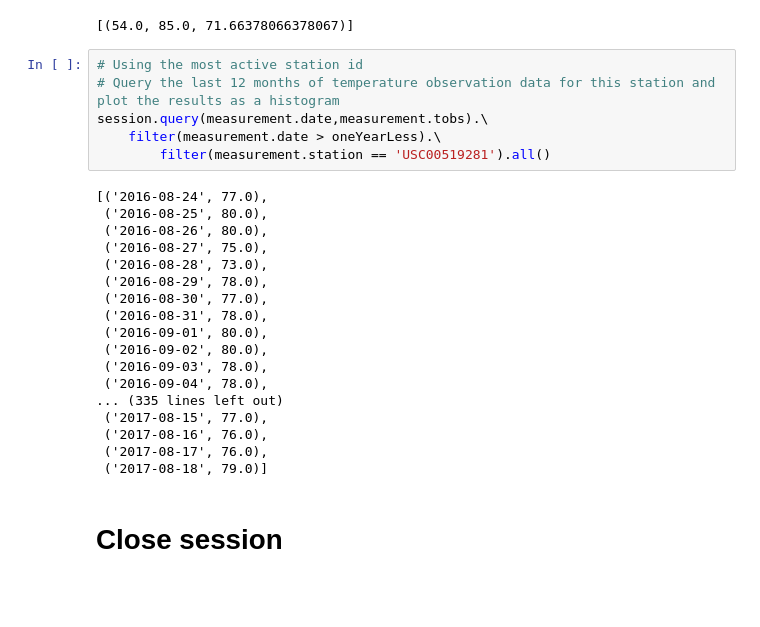
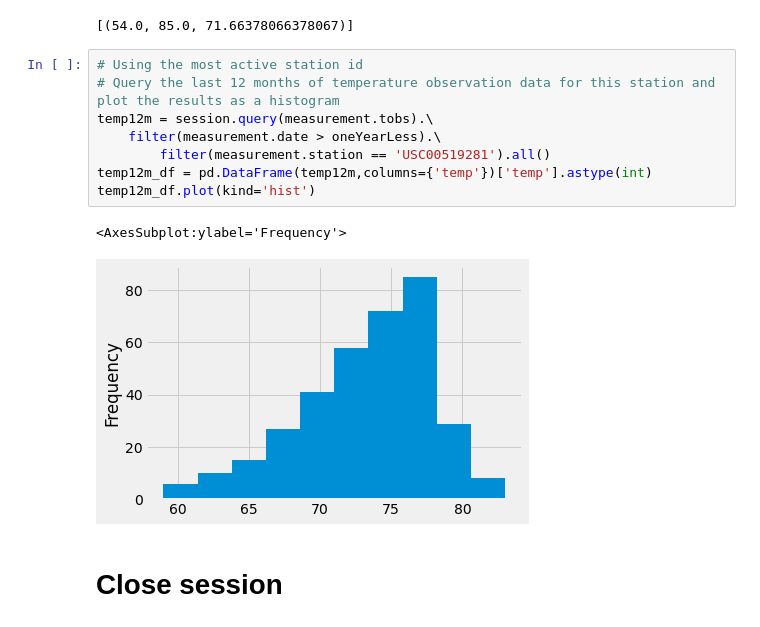
Before and after one commit to Momoyactly/sqlalchemy-challenge, a Jupyter notebook: climate_starter.ipynb, the cells around one changed output. Cells and saved outputs as stored; diff of their text form; blank space fills up the shorter version.

```diff
--- a/climate_starter.ipynb
+++ b/climate_starter.ipynb
@@ -129,27 +137,14 @@ session.query(*sel).\
 # %%
 # Using the most active station id
 # Query the last 12 months of temperature observation data for this station and plot the results as a histogram
-session.query(measurement.date,measurement.tobs).\
+temp12m = session.query(measurement.tobs).\
     filter(measurement.date > oneYearLess).\
         filter(measurement.station == 'USC00519281').all()
+temp12m_df = pd.DataFrame(temp12m,columns={'temp'})['temp'].astype(int)
+temp12m_df.plot(kind='hist')
 # %% [output]
-[('2016-08-24', 77.0),
- ('2016-08-25', 80.0),
- ('2016-08-26', 80.0),
- ('2016-08-27', 75.0),
- ('2016-08-28', 73.0),
- ('2016-08-29', 78.0),
- ('2016-08-30', 77.0),
- ('2016-08-31', 78.0),
- ('2016-09-01', 80.0),
- ('2016-09-02', 80.0),
- ('2016-09-03', 78.0),
- ('2016-09-04', 78.0),
-... (335 lines left out)
- ('2017-08-15', 77.0),
- ('2017-08-16', 76.0),
- ('2017-08-17', 76.0),
- ('2017-08-18', 79.0)]
+<AxesSubplot:ylabel='Frequency'>
+[figure, added]
 # %% [markdown]
 # Close session
 # %%
```
Also changed, not shown: parts of 1 cell of this notebook.
